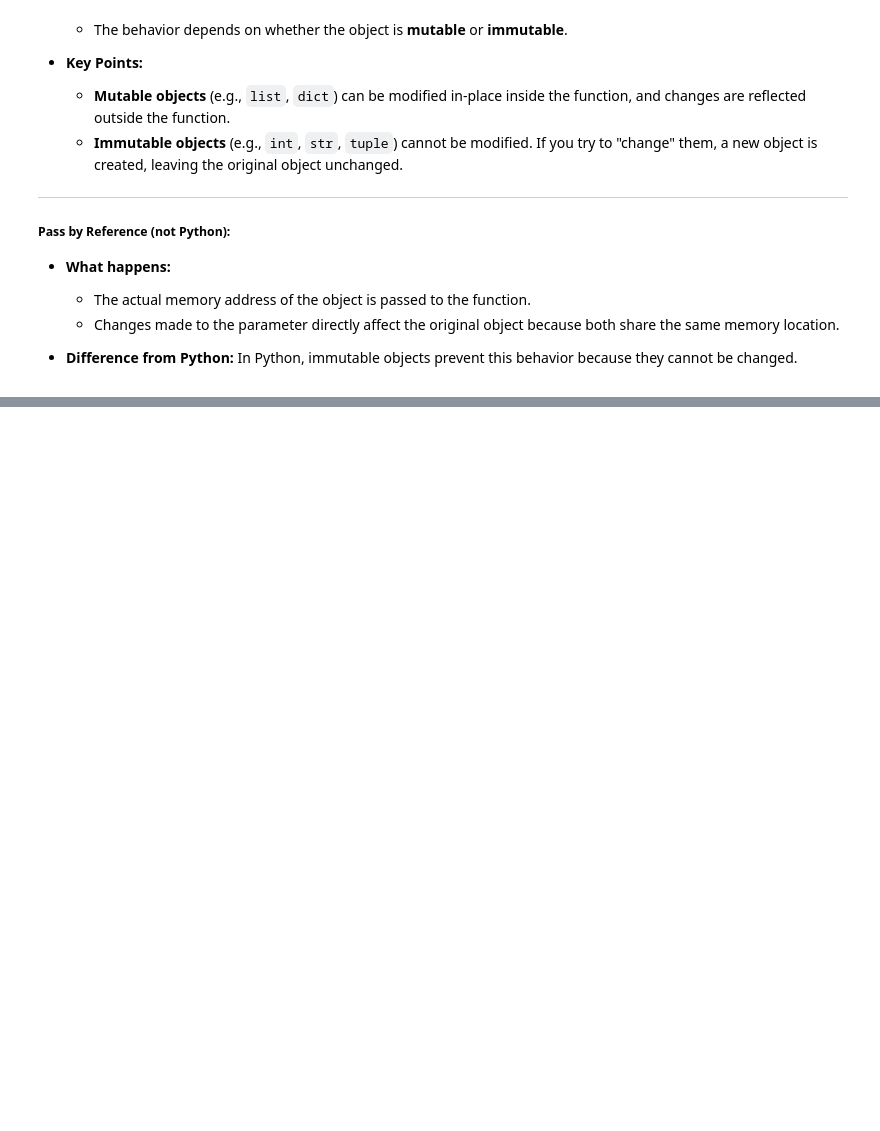
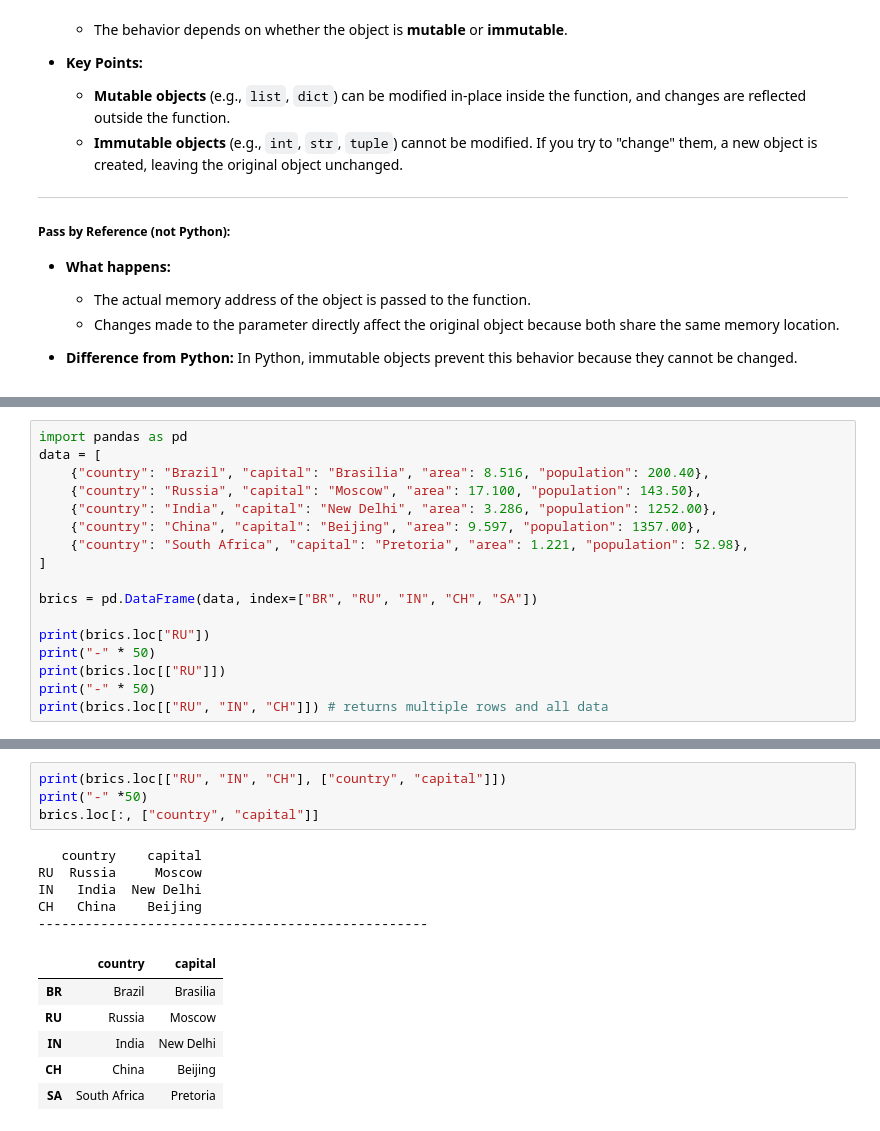
Before and after one commit to KonstantinData/Bootcamp-Analytics, a Jupyter notebook: Python/Python_Intermediate_DataCamp.ipynb, the cells around one changed output, grey strips where cells are left out. Drawn from its saved outputs; the diff is of its cells as text; blank space fills up the shorter version.

```diff
--- a/Python/Python_Intermediate_DataCamp.ipynb
+++ b/Python/Python_Intermediate_DataCamp.ipynb
@@ -508,0 +643,17 @@ Python uses **Pass by Assignment**, which is different from traditional "Pass by
+# %%
+import pandas as pd
+data = [
+    {"country": "Brazil", "capital": "Brasilia", "area": 8.516, "population": 200.40},
+    {"country": "Russia", "capital": "Moscow", "area": 17.100, "population": 143.50},
+    {"country": "India", "capital": "New Delhi", "area": 3.286, "population": 1252.00},
+    {"country": "China", "capital": "Beijing", "area": 9.597, "population": 1357.00},
+    {"country": "South Africa", "capital": "Pretoria", "area": 1.221, "population": 52.98},
+]
+
+brics = pd.DataFrame(data, index=["BR", "RU", "IN", "CH", "SA"])
+
+print(brics.loc["RU"])
+print("-" * 50)
+print(brics.loc[["RU"]])
+print("-" * 50)
+print(brics.loc[["RU", "IN", "CH"]]) # returns multiple rows and all data
@@ -508,0 +674,16 @@ Python uses **Pass by Assignment**, which is different from traditional "Pass by
+# %%
+print(brics.loc[["RU", "IN", "CH"], ["country", "capital"]])
+print("-" *50)
+brics.loc[:, ["country", "capital"]]
+# %% [output]
+   country    capital
+RU  Russia     Moscow
+IN   India  New Delhi
+CH   China    Beijing
+--------------------------------------------------
+|  | country | capital |
+| BR | Brazil | Brasilia |
+| RU | Russia | Moscow |
+| IN | India | New Delhi |
+| CH | China | Beijing |
+| SA | South Africa | Pretoria |
```
Also changed, not shown: parts of 23 cells of this notebook.
